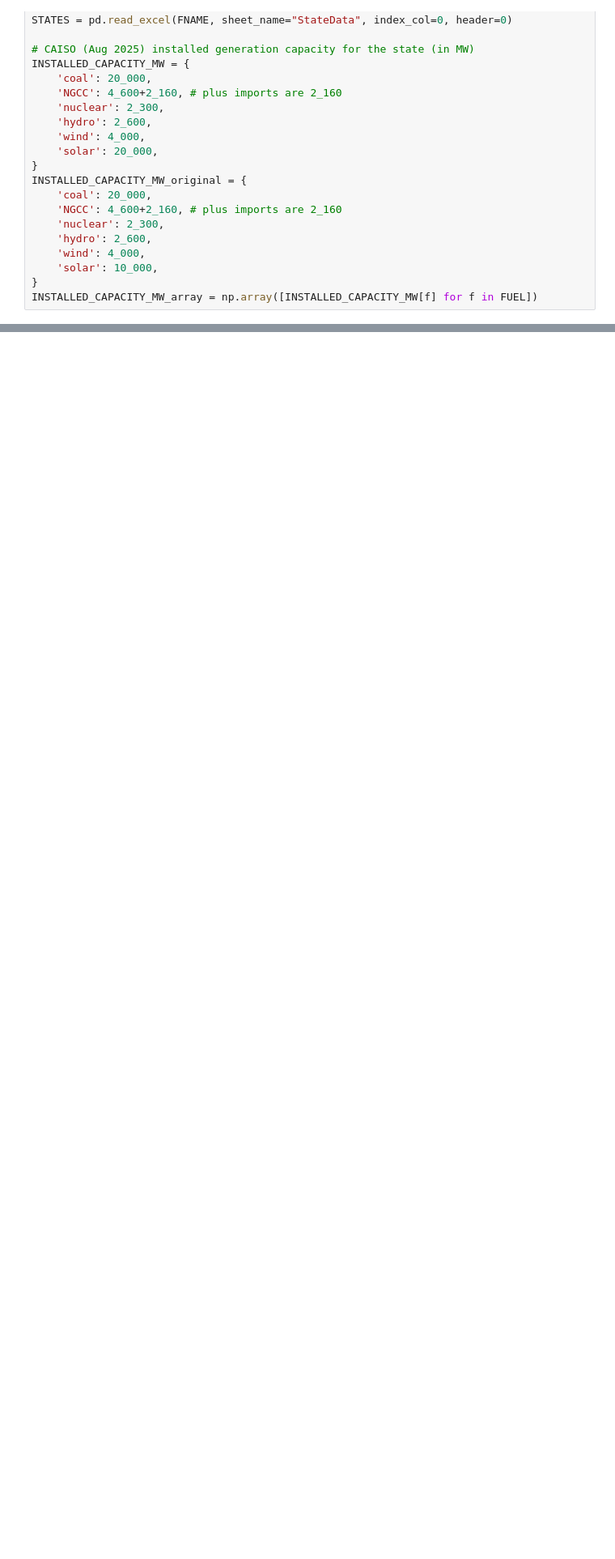
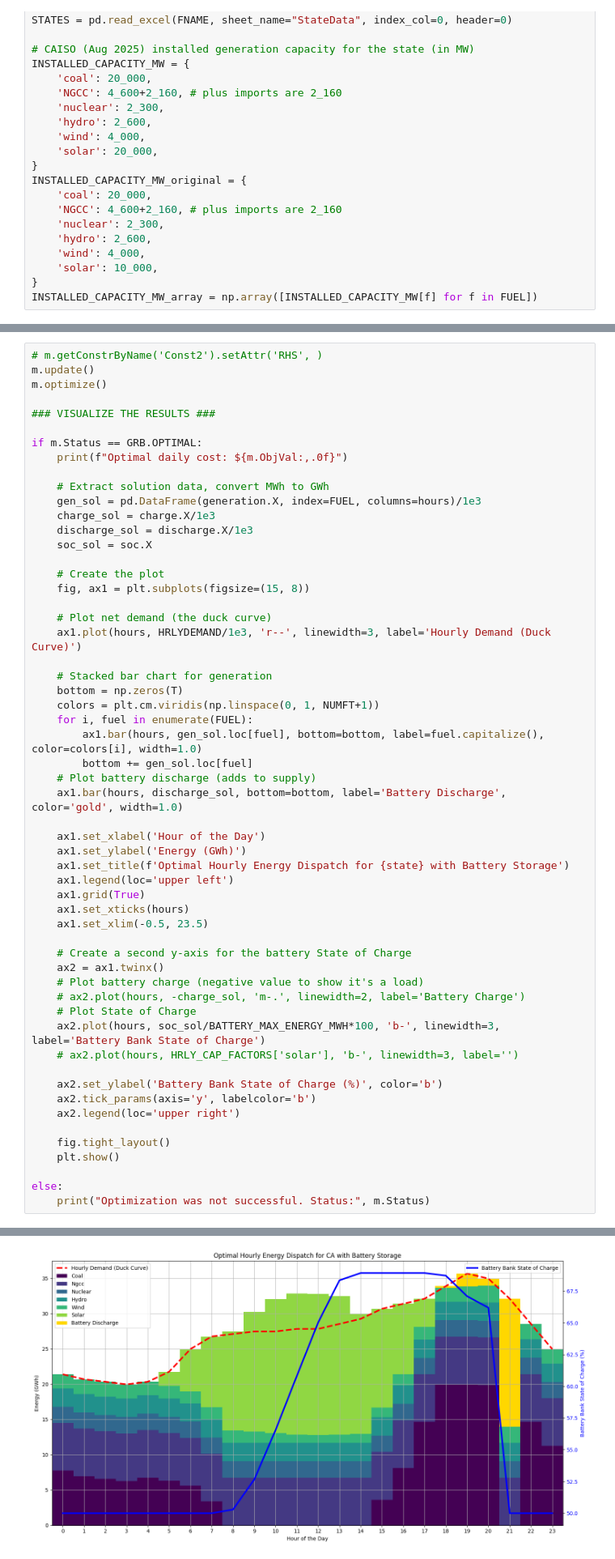
Before and after one commit to shane-ppy/15066_final_project, a Jupyter notebook: TimeVariantModel.ipynb, the cells around one changed output, grey strips where cells are left out. Shown: that part at 81% size. Cells and saved outputs as stored; diff of their text form; blank space fills up the shorter version.

```diff
--- a/TimeVariantModel.ipynb
+++ b/TimeVariantModel.ipynb
@@ -218,0 +217,57 @@ Optimal daily cost: $34,206,638
+# %%
+# m.getConstrByName('Const2').setAttr('RHS', )
+m.update()
+m.optimize()
+
+### VISUALIZE THE RESULTS ###
+
+if m.Status == GRB.OPTIMAL:
+    print(f"Optimal daily cost: ${m.ObjVal:,.0f}")
+
+    # Extract solution data, convert MWh to GWh
+    gen_sol = pd.DataFrame(generation.X, index=FUEL, columns=hours)/1e3
+    charge_sol = charge.X/1e3
+    discharge_sol = discharge.X/1e3
+    soc_sol = soc.X
+
+    # Create the plot
+    fig, ax1 = plt.subplots(figsize=(15, 8))
+
+    # Plot net demand (the duck curve)
+    ax1.plot(hours, HRLYDEMAND/1e3, 'r--', linewidth=3, label='Hourly Demand (Duck Curve)')
+
+    # Stacked bar chart for generation
+    bottom = np.zeros(T)
+    colors = plt.cm.viridis(np.linspace(0, 1, NUMFT+1))
+    for i, fuel in enumerate(FUEL):
+        ax1.bar(hours, gen_sol.loc[fuel], bottom=bottom, label=fuel.capitalize(), color=colors[i], width=1.0)
+        bottom += gen_sol.loc[fuel]
+    # Plot battery discharge (adds to supply)
+    ax1.bar(hours, discharge_sol, bottom=bottom, label='Battery Discharge', color='gold', width=1.0)
+
+    ax1.set_xlabel('Hour of the Day')
+    ax1.set_ylabel('Energy (GWh)')
+    ax1.set_title(f'Optimal Hourly Energy Dispatch for {state} with Battery Storage')
+    ax1.legend(loc='upper left')
+    ax1.grid(True)
+    ax1.set_xticks(hours)
+    ax1.set_xlim(-0.5, 23.5)
+
+    # Create a second y-axis for the battery State of Charge
+    ax2 = ax1.twinx()
+    # Plot battery charge (negative value to show it's a load)
+    # ax2.plot(hours, -charge_sol, 'm-.', linewidth=2, label='Battery Charge')
+    # Plot State of Charge
+    ax2.plot(hours, soc_sol/BATTERY_MAX_ENERGY_MWH*100, 'b-', linewidth=3, label='Battery Bank State of Charge')
+    # ax2.plot(hours, HRLY_CAP_FACTORS['solar'], 'b-', linewidth=3, label='')
+
+    ax2.set_ylabel('Battery Bank State of Charge (%)', color='b')
+    ax2.tick_params(axis='y', labelcolor='b')
+    ax2.legend(loc='upper right')
+
+    fig.tight_layout()
+    plt.show()
+
+else:
+    print("Optimization was not successful. Status:", m.Status)
+# %% [output]
@@ -218,0 +275 @@ Optimal daily cost: $34,206,638
+[figure, added]
```
Also changed, not shown: parts of 4 cells of this notebook.
